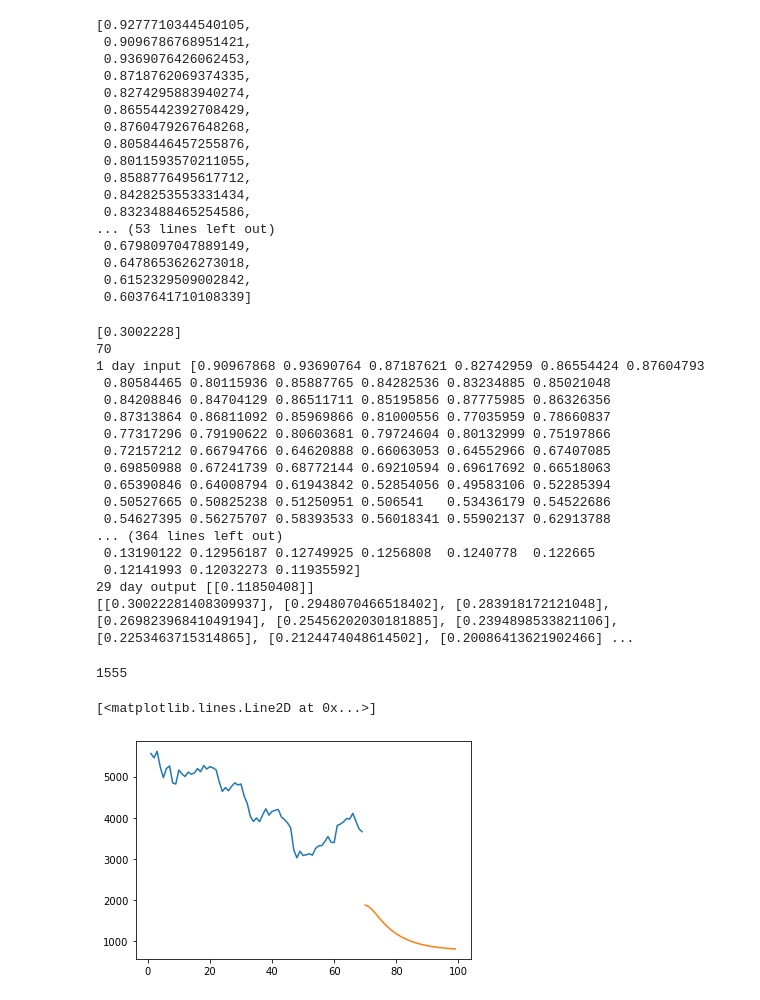
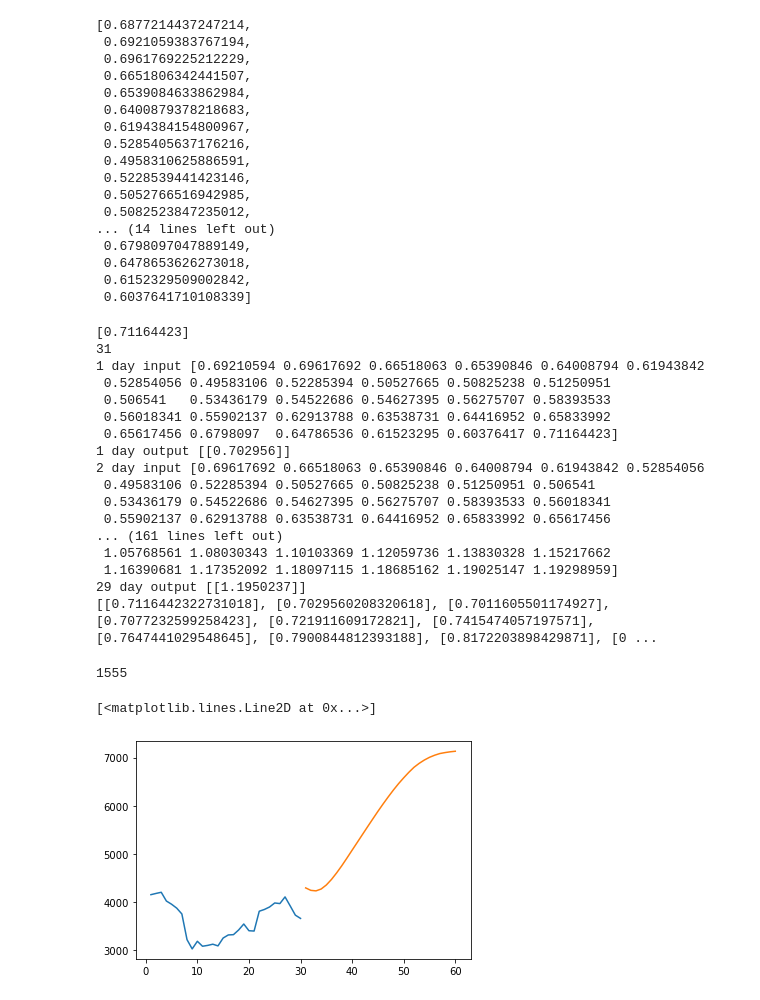
Before and after one commit to tylerkowalski/Ethereum-Forecaster, a Jupyter notebook: model.ipynb, the cells around one changed output. Saved outputs shown, nothing was run; the diff lists cells and outputs as text; code cells hidden in the pictures.

```diff
--- a/model.ipynb
+++ b/model.ipynb
@@ -26,6 +26,6 @@ print(y_test.shape)
 # %%
 model = Sequential()
-model.add(LSTM(50, return_sequences=True,input_shape=(69,1)))
+model.add(LSTM(50, return_sequences=True,input_shape=(30,1)))
 model.add(LSTM(50,return_sequences=True))
 model.add(LSTM(50))
 model.add(Dense(1))
@@ -91,5 +119,5 @@ plt.show()
 # %%
-training_size = int(len(df_close)*0.8)
+training_size = int(len(df_close)*0.9)
 test_size = int(len(df_close)) - training_size
 train_data, test_data = df_close[0:training_size:],df_close[training_size:len(df_close),:1]
 print(len(test_data))
@@ -98,34 +126,35 @@ print(len(test_data))
 # %%
-x_input=test_data[242:].reshape(1,-1)
+#len(test_data)-num_steps_back is the number to which you index here
+x_input=test_data[126:].reshape(1,-1)
 x_input.shape
 temp_input=list(x_input)
 temp_input=temp_input[0].tolist()
 temp_input
 # %% [output]
-[0.9277710344540105,
- 0.9096786768951421,
- 0.9369076426062453,
- 0.8718762069374335,
- 0.8274295883940274,
- 0.8655442392708429,
- 0.8760479267648268,
- 0.8058446457255876,
- 0.8011593570211055,
- 0.8588776495617712,
- 0.8428253553331434,
- 0.8323488465254586,
-... (53 lines left out)
+[0.6877214437247214,
+ 0.6921059383767194,
+ 0.6961769225212229,
+ 0.6651806342441507,
+ 0.6539084633862984,
+ 0.6400879378218683,
+ 0.6194384154800967,
+ 0.5285405637176216,
+ 0.4958310625886591,
+ 0.5228539441423146,
+ 0.5052766516942985,
+ 0.5082523847235012,
+... (14 lines left out)
  0.6798097047889149,
  0.6478653626273018,
  0.6152329509002842,
  0.6037641710108339]
 # %%
 lst_output=[]
-n_steps=69
+n_steps=30
 i=0
 while(i<30):
 
-    if(len(temp_input)>69):
+    if(len(temp_input)>30):
         #print(temp_input)
         x_input=np.array(temp_input[1:])
         print("{} day input {}".format(i,x_input))
@@ -151,35 +180,36 @@ while(i<30):
 
 print(lst_output)
 # %% [output]
-[0.3002228]
-70
-1 day input [0.90967868 0.93690764 0.87187621 0.82742959 0.86554424 0.87604793
- 0.80584465 0.80115936 0.85887765 0.84282536 0.83234885 0.85021048
- 0.84208846 0.84704129 0.86511711 0.85195856 0.87775985 0.86326356
- 0.87313864 0.86811092 0.85969866 0.81000556 0.77035959 0.78660837
- 0.77317296 0.79190622 0.80603681 0.79724604 0.80132999 0.75197866
- 0.72157212 0.66794766 0.64620888 0.66063053 0.64552966 0.67407085
- 0.69850988 0.67241739 0.68772144 0.69210594 0.69617692 0.66518063
- 0.65390846 0.64008794 0.61943842 0.52854056 0.49583106 0.52285394
- 0.50527665 0.50825238 0.51250951 0.506541   0.53436179 0.54522686
- 0.54627395 0.56275707 0.58393533 0.56018341 0.55902137 0.62913788
-... (364 lines left out)
- 0.13190122 0.12956187 0.12749925 0.1256808  0.1240778  0.122665
- 0.12141993 0.12032273 0.11935592]
-29 day output [[0.11850408]]
-[[0.30022281408309937], [0.2948070466518402], [0.283918172121048], [0.26982396841049194], [0.25456202030181885], [0.2394898533821106], [0.2253463715314865], [0.2124474048614502], [0.20086413621902466] ...
+[0.71164423]
+31
+1 day input [0.69210594 0.69617692 0.66518063 0.65390846 0.64008794 0.61943842
+ 0.52854056 0.49583106 0.52285394 0.50527665 0.50825238 0.51250951
+ 0.506541   0.53436179 0.54522686 0.54627395 0.56275707 0.58393533
+ 0.56018341 0.55902137 0.62913788 0.63538731 0.64416952 0.65833992
+ 0.65617456 0.6798097  0.64786536 0.61523295 0.60376417 0.71164423]
+1 day output [[0.702956]]
+2 day input [0.69617692 0.66518063 0.65390846 0.64008794 0.61943842 0.52854056
+ 0.49583106 0.52285394 0.50527665 0.50825238 0.51250951 0.506541
+ 0.53436179 0.54522686 0.54627395 0.56275707 0.58393533 0.56018341
+ 0.55902137 0.62913788 0.63538731 0.64416952 0.65833992 0.65617456
+... (161 lines left out)
+ 1.05768561 1.08030343 1.10103369 1.12059736 1.13830328 1.15217662
+ 1.16390681 1.17352092 1.18097115 1.18685162 1.19025147 1.19298959]
+29 day output [[1.1950237]]
+[[0.7116442322731018], [0.7029560208320618], [0.7011605501174927], [0.7077232599258423], [0.721911609172821], [0.7415474057197571], [0.7647441029548645], [0.7900844812393188], [0.8172203898429871], [0 ...
 # %%
 print(len(df_close))
 # %% [output]
 1555
 # %%
-day_new=np.arange(1,70)
-day_pred=np.arange(70,100)
-plt.plot(day_new,scaler.inverse_transform(df_close[1486:]))
+day_new=np.arange(1,31)
+day_pred=np.arange(31,61)
+#this num is len(df_close)-30
+plt.plot(day_new,scaler.inverse_transform(df_close[1525:]))
 plt.plot(day_pred,scaler.inverse_transform(lst_output))
 # %% [output]
 [<matplotlib.lines.Line2D at 0x...>]
-[figure, old version]
+[figure, new version]
 # %%
 df_new=df_close.tolist()
 df_new.extend(lst_output)
```
Also changed, not shown: parts of 8 cells of this notebook.
